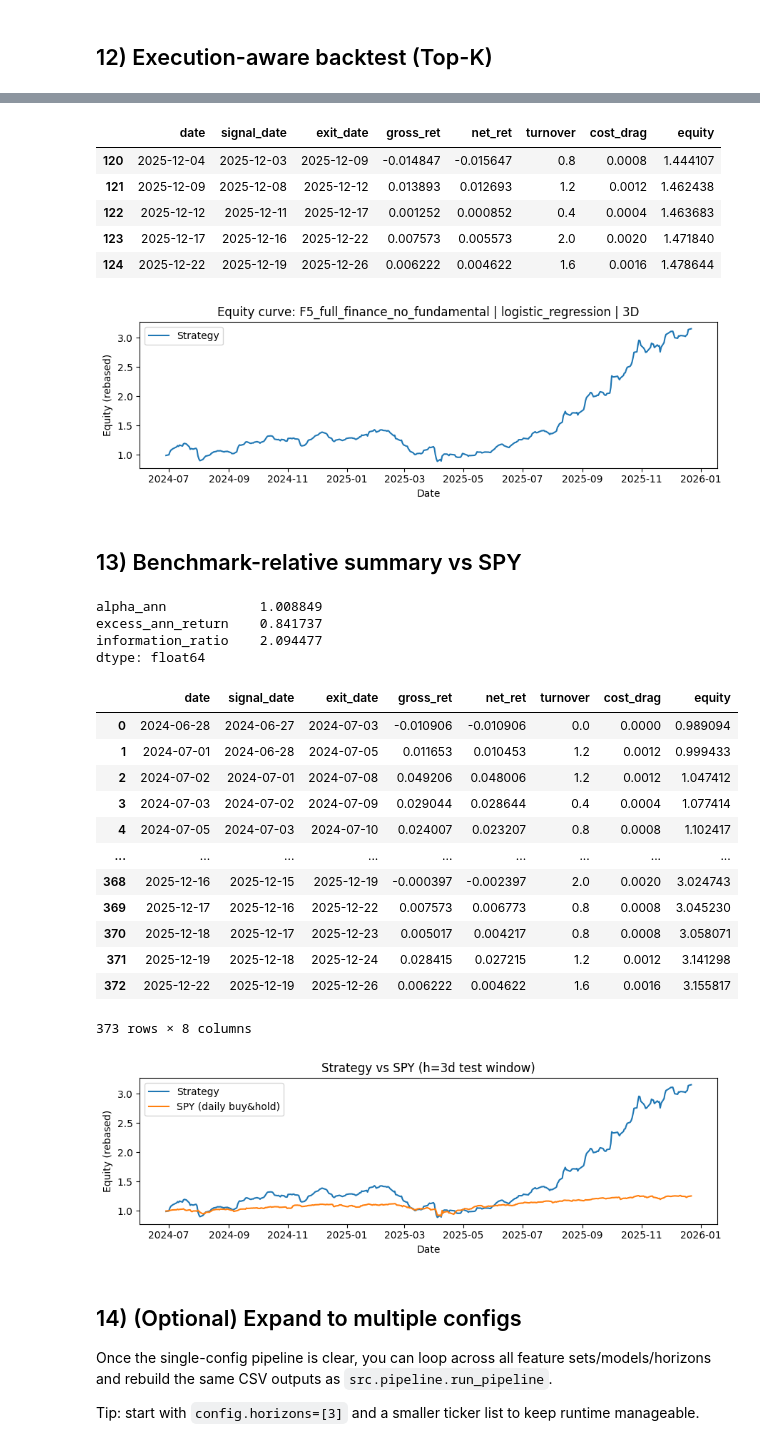
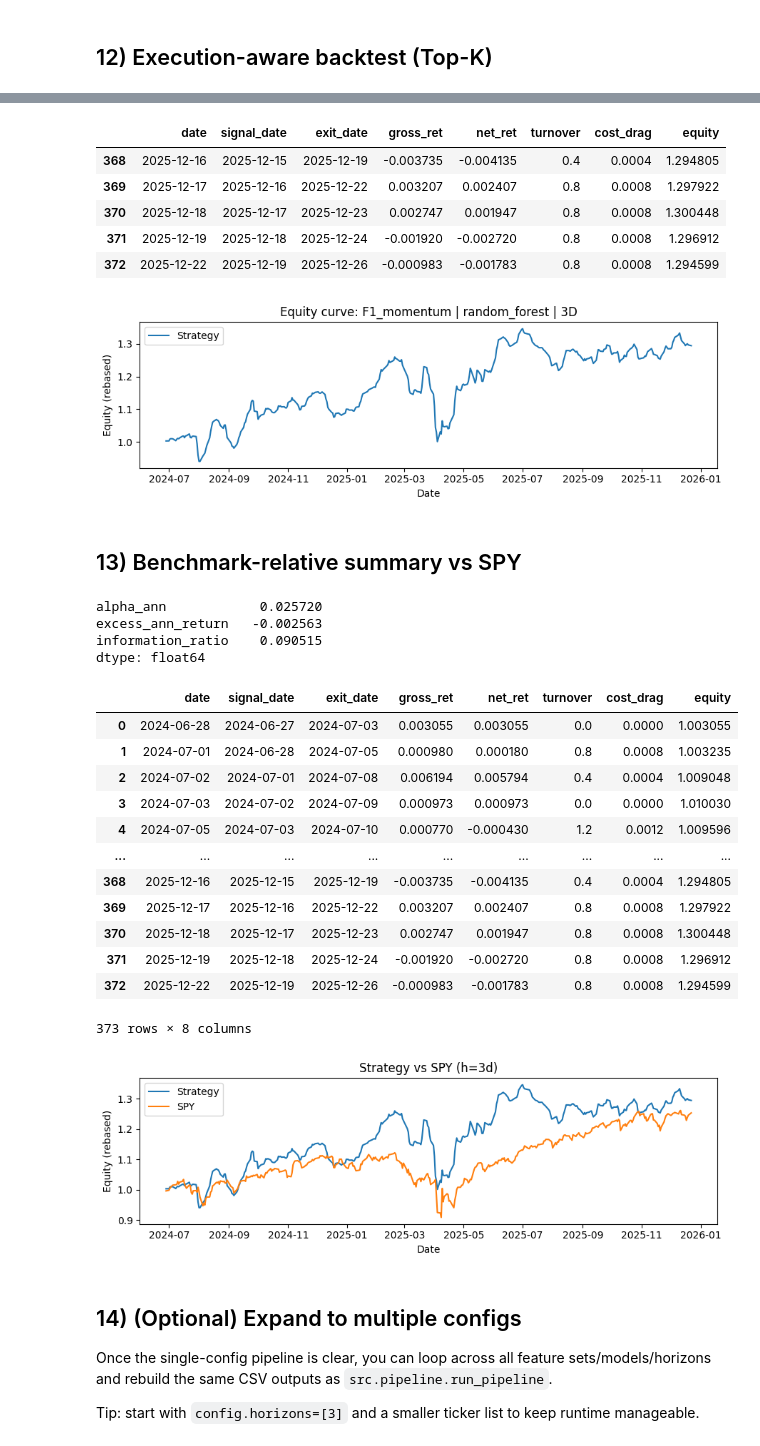
Before and after one commit to loridy/HKU-FYP, a Jupyter notebook: fyp_finance_ml_v2/05_pipeline_step_by_step.ipynb, the cells around one changed output, grey strips where cells are left out. Cells and saved outputs as stored; diff of their text form; code cells hidden in the pictures.

Commit message:
update new model

```diff
--- a/fyp_finance_ml_v2/05_pipeline_step_by_step.ipynb
+++ b/fyp_finance_ml_v2/05_pipeline_step_by_step.ipynb
@@ -37,7 +37,7 @@ from src.backtest import run_benchmark_buy_hold, run_top_k_execution_backtest, r
 
 We load the default `AppConfig()` and optionally narrow the scope for faster iteration.
 # %%
-config = AppConfig()
+config = AppConfig(universe="SPY100+QQQ100")
 config
 # %% [output]
 AppConfig(project_root=WindowsPath('C:/Users/user/Downloads/Moltbot/HKU-FYP/fyp_finance_ml_v2'), data_dir=WindowsPath('C:/Users/user/Downloads/Moltbot/HKU-FYP/fyp_finance_ml_v2/data'), output_dir=Wind ...
@@ -201,8 +205,8 @@ Forward returns: ['fwd_ret_1d', 'fwd_ret_3d']
 Start with one configuration to see everything clearly. You can later wrap this into loops.
 # %%
 horizon = config.horizons[1]
-feature_set_name = list(config.feature_sets.keys())[-1]  # default: last = F5
-model_name = 'logistic_regression'
+feature_set_name = list(config.feature_sets.keys())[0]  # default: first = F1
+model_name = 'random_forest'  # default: random forest (other options: logistic_regression, xgboost)
 
 print('Chosen horizon:', horizon)
 print('Chosen feature set:', feature_set_name)
@@ -411,11 +414,11 @@ bt_daily.head()
 bt_daily.tail()
 # %% [output]
 |  | date | signal_date | exit_date | gross_ret | net_ret | turnover | cost_drag | equity |
-| 120 | 2025-12-04 | 2025-12-03 | 2025-12-09 | -0.014847 | -0.015647 | 0.8 | 0.0008 | 1.444107 |
-| 121 | 2025-12-09 | 2025-12-08 | 2025-12-12 | 0.013893 | 0.012693 | 1.2 | 0.0012 | 1.462438 |
-| 122 | 2025-12-12 | 2025-12-11 | 2025-12-17 | 0.001252 | 0.000852 | 0.4 | 0.0004 | 1.463683 |
-| 123 | 2025-12-17 | 2025-12-16 | 2025-12-22 | 0.007573 | 0.005573 | 2.0 | 0.0020 | 1.471840 |
-| 124 | 2025-12-22 | 2025-12-19 | 2025-12-26 | 0.006222 | 0.004622 | 1.6 | 0.0016 | 1.478644 |
+| 368 | 2025-12-16 | 2025-12-15 | 2025-12-19 | -0.003735 | -0.004135 | 0.4 | 0.0004 | 1.294805 |
+| 369 | 2025-12-17 | 2025-12-16 | 2025-12-22 | 0.003207 | 0.002407 | 0.8 | 0.0008 | 1.297922 |
+| 370 | 2025-12-18 | 2025-12-17 | 2025-12-23 | 0.002747 | 0.001947 | 0.8 | 0.0008 | 1.300448 |
+| 371 | 2025-12-19 | 2025-12-18 | 2025-12-24 | -0.001920 | -0.002720 | 0.8 | 0.0008 | 1.296912 |
+| 372 | 2025-12-22 | 2025-12-19 | 2025-12-26 | -0.000983 | -0.001783 | 0.8 | 0.0008 | 1.294599 |
 # %%
 # Equity curve
 plt.figure(figsize=(9,3))
@@ -427,7 +430,7 @@ plt.legend()
 plt.tight_layout()
 plt.show()
 # %% [output]
-[figure, old version]
+[figure, new version]
 # %% [markdown]
 ## 13) Benchmark-relative summary vs SPY
 # %%
@@ -448,39 +451,39 @@ bench_daily['equity'] = (1 + bench_daily['net_ret']).cumprod()
 rel = relative_summary(bt_daily, bench_daily)
 pd.Series(rel).sort_index()
 # %% [output]
-alpha_ann            1.008849
-excess_ann_return    0.841737
-information_ratio    2.094477
+alpha_ann            0.025720
+excess_ann_return   -0.002563
+information_ratio    0.090515
 dtype: float64
 # %%
 bt_daily
 # %% [output]
 |  | date | signal_date | exit_date | gross_ret | net_ret | turnover | cost_drag | equity |
-| 0 | 2024-06-28 | 2024-06-27 | 2024-07-03 | -0.010906 | -0.010906 | 0.0 | 0.0000 | 0.989094 |
-| 1 | 2024-07-01 | 2024-06-28 | 2024-07-05 | 0.011653 | 0.010453 | 1.2 | 0.0012 | 0.999433 |
-| 2 | 2024-07-02 | 2024-07-01 | 2024-07-08 | 0.049206 | 0.048006 | 1.2 | 0.0012 | 1.047412 |
-| 3 | 2024-07-03 | 2024-07-02 | 2024-07-09 | 0.029044 | 0.028644 | 0.4 | 0.0004 | 1.077414 |
-| 4 | 2024-07-05 | 2024-07-03 | 2024-07-10 | 0.024007 | 0.023207 | 0.8 | 0.0008 | 1.102417 |
+| 0 | 2024-06-28 | 2024-06-27 | 2024-07-03 | 0.003055 | 0.003055 | 0.0 | 0.0000 | 1.003055 |
+| 1 | 2024-07-01 | 2024-06-28 | 2024-07-05 | 0.000980 | 0.000180 | 0.8 | 0.0008 | 1.003235 |
+| 2 | 2024-07-02 | 2024-07-01 | 2024-07-08 | 0.006194 | 0.005794 | 0.4 | 0.0004 | 1.009048 |
+| 3 | 2024-07-03 | 2024-07-02 | 2024-07-09 | 0.000973 | 0.000973 | 0.0 | 0.0000 | 1.010030 |
+| 4 | 2024-07-05 | 2024-07-03 | 2024-07-10 | 0.000770 | -0.000430 | 1.2 | 0.0012 | 1.009596 |
 | ... | ... | ... | ... | ... | ... | ... | ... | ... |
-| 368 | 2025-12-16 | 2025-12-15 | 2025-12-19 | -0.000397 | -0.002397 | 2.0 | 0.0020 | 3.024743 |
-| 369 | 2025-12-17 | 2025-12-16 | 2025-12-22 | 0.007573 | 0.006773 | 0.8 | 0.0008 | 3.045230 |
-| 370 | 2025-12-18 | 2025-12-17 | 2025-12-23 | 0.005017 | 0.004217 | 0.8 | 0.0008 | 3.058071 |
-| 371 | 2025-12-19 | 2025-12-18 | 2025-12-24 | 0.028415 | 0.027215 | 1.2 | 0.0012 | 3.141298 |
-| 372 | 2025-12-22 | 2025-12-19 | 2025-12-26 | 0.006222 | 0.004622 | 1.6 | 0.0016 | 3.155817 |
+| 368 | 2025-12-16 | 2025-12-15 | 2025-12-19 | -0.003735 | -0.004135 | 0.4 | 0.0004 | 1.294805 |
+| 369 | 2025-12-17 | 2025-12-16 | 2025-12-22 | 0.003207 | 0.002407 | 0.8 | 0.0008 | 1.297922 |
+| 370 | 2025-12-18 | 2025-12-17 | 2025-12-23 | 0.002747 | 0.001947 | 0.8 | 0.0008 | 1.300448 |
+| 371 | 2025-12-19 | 2025-12-18 | 2025-12-24 | -0.001920 | -0.002720 | 0.8 | 0.0008 | 1.296912 |
+| 372 | 2025-12-22 | 2025-12-19 | 2025-12-26 | -0.000983 | -0.001783 | 0.8 | 0.0008 | 1.294599 |
 373 rows × 8 columns
 # %%
 # Compare equity curves
 plt.figure(figsize=(9,3))
 plt.plot(bt_daily['date'], bt_daily['equity'], label='Strategy')
-plt.plot(bench_daily['date'], bench_daily['equity'], label='SPY (daily buy&hold)')
-plt.title(f'Strategy vs SPY (h={horizon}d test window)')
+plt.plot(bench_daily['date'], bench_daily['equity'], label='SPY')
+plt.title(f'Strategy vs SPY (h={horizon}d)')
 plt.xlabel('Date')
 plt.ylabel('Equity (rebased)')
 plt.legend()
 plt.tight_layout()
 plt.show()
 # %% [output]
-[figure, old version]
+[figure, new version]
 # %% [markdown]
 ## 14) (Optional) Expand to multiple configs
 
```
Also changed, not shown: parts of 21 cells of this notebook, 40 other files.
